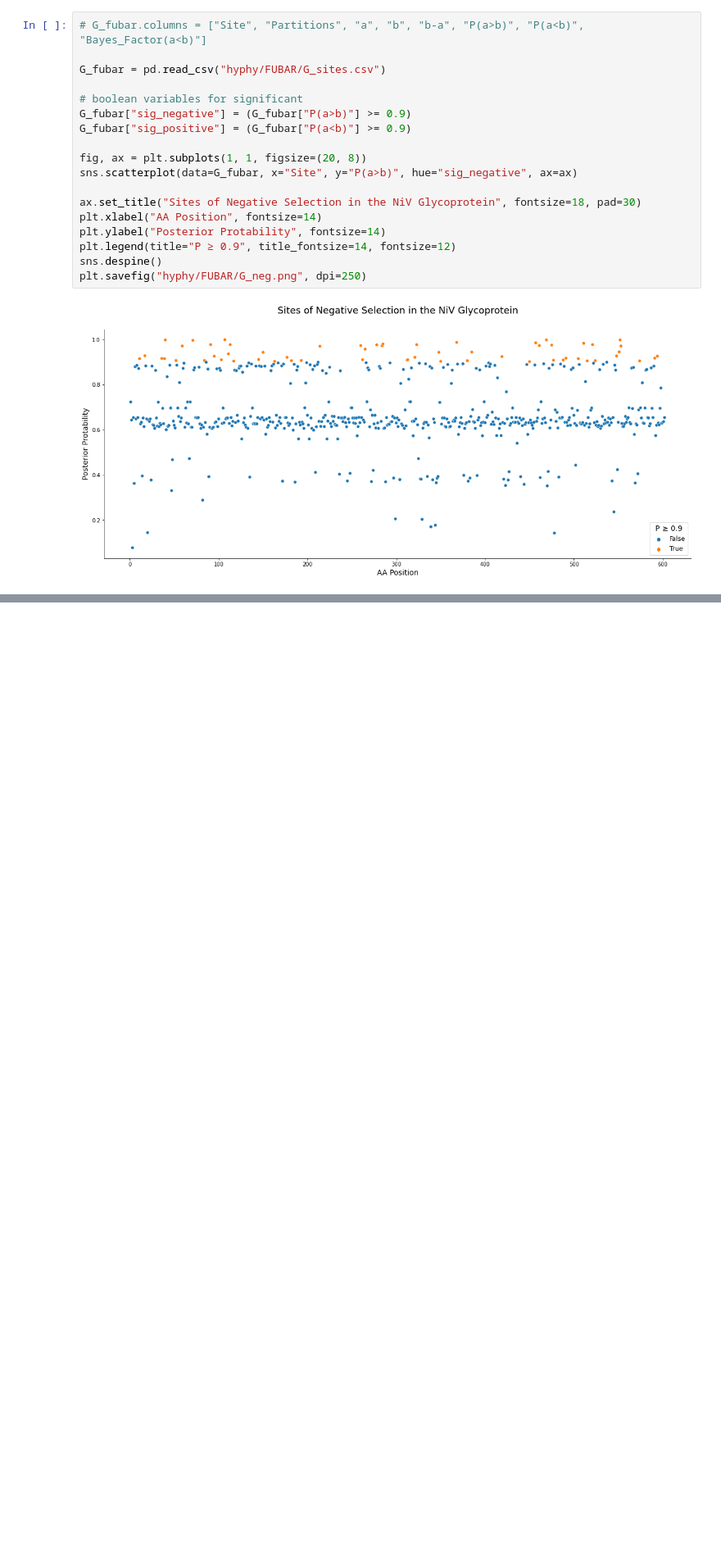
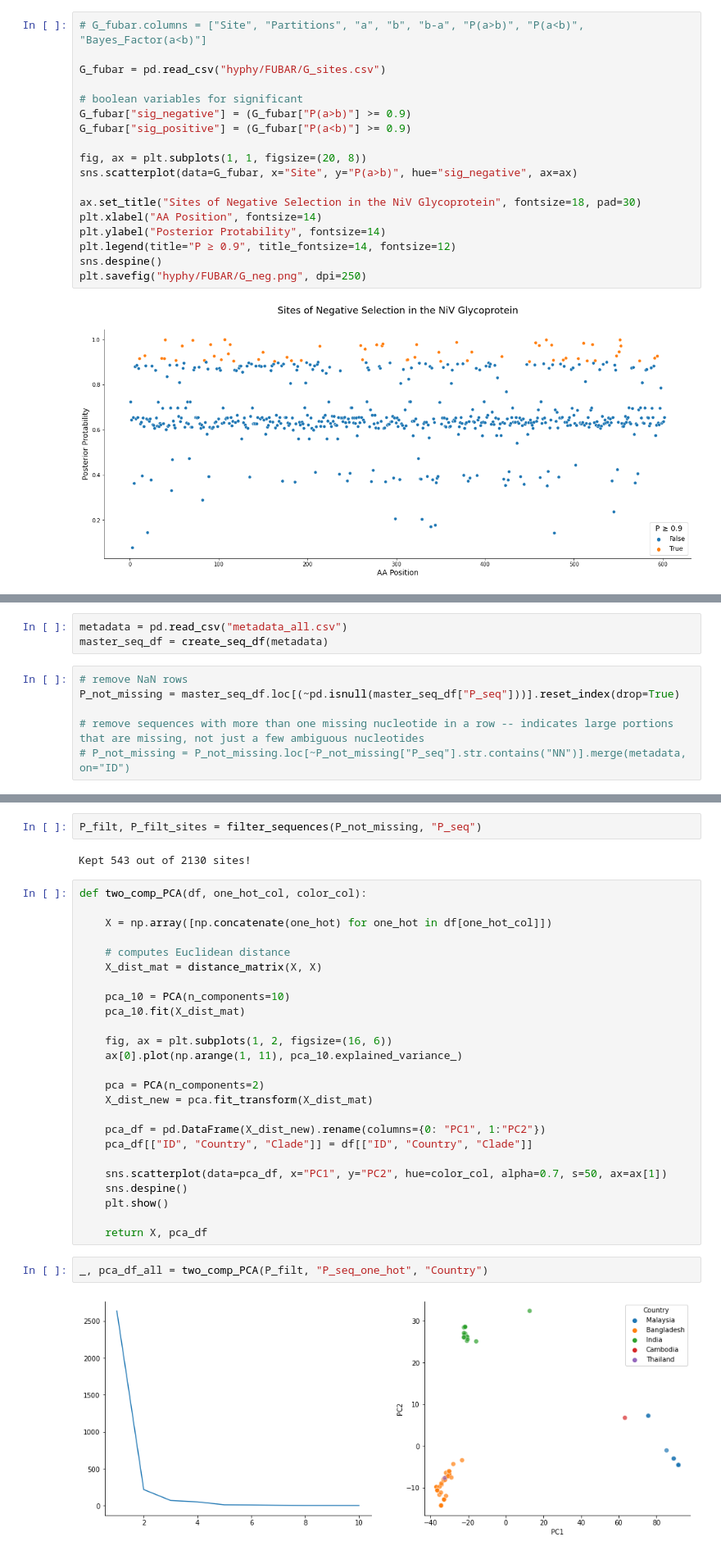
Before and after one commit to sanju99/niv_evo, a Jupyter notebook: evo_selection.ipynb, the cells around one changed output, grey strips where cells are left out. Shown at 82% size. Saved outputs shown, nothing was run; the diff lists cells and outputs as text; blank space fills up the shorter version.

```diff
--- a/evo_selection.ipynb
+++ b/evo_selection.ipynb
@@ -468,0 +334,9 @@ pn.pane.Bokeh(p)
+# %%
+metadata = pd.read_csv("metadata_all.csv")
+master_seq_df = create_seq_df(metadata)
+# %%
+# remove NaN rows
+P_not_missing = master_seq_df.loc[(~pd.isnull(master_seq_df["P_seq"]))].reset_index(drop=True)
+
+# remove sequences with more than one missing nucleotide in a row -- indicates large portions that are missing, not just a few ambiguous nucleotides
+# P_not_missing = P_not_missing.loc[~P_not_missing["P_seq"].str.contains("NN")].merge(metadata, on="ID")
@@ -468,0 +383,33 @@ pn.pane.Bokeh(p)
+# %%
+P_filt, P_filt_sites = filter_sequences(P_not_missing, "P_seq")
+# %% [output]
+Kept 543 out of 2130 sites!
+# %%
+def two_comp_PCA(df, one_hot_col, color_col):
+
+    X = np.array([np.concatenate(one_hot) for one_hot in df[one_hot_col]])
+
+    # computes Euclidean distance
+    X_dist_mat = distance_matrix(X, X)
+
+    pca_10 = PCA(n_components=10)
+    pca_10.fit(X_dist_mat)
+
+    fig, ax = plt.subplots(1, 2, figsize=(16, 6))
+    ax[0].plot(np.arange(1, 11), pca_10.explained_variance_)
+
+    pca = PCA(n_components=2)
+    X_dist_new = pca.fit_transform(X_dist_mat)
+
+    pca_df = pd.DataFrame(X_dist_new).rename(columns={0: "PC1", 1:"PC2"})
+    pca_df[["ID", "Country", "Clade"]] = df[["ID", "Country", "Clade"]]
+
+    sns.scatterplot(data=pca_df, x="PC1", y="PC2", hue=color_col, alpha=0.7, s=50, ax=ax[1])
+    sns.despine()
+    plt.show()
+
+    return X, pca_df
+# %%
+_, pca_df_all = two_comp_PCA(P_filt, "P_seq_one_hot", "Country")
+# %% [output]
+[figure, added]
```
Also changed, not shown: parts of 53 cells of this notebook, 52 other files.
